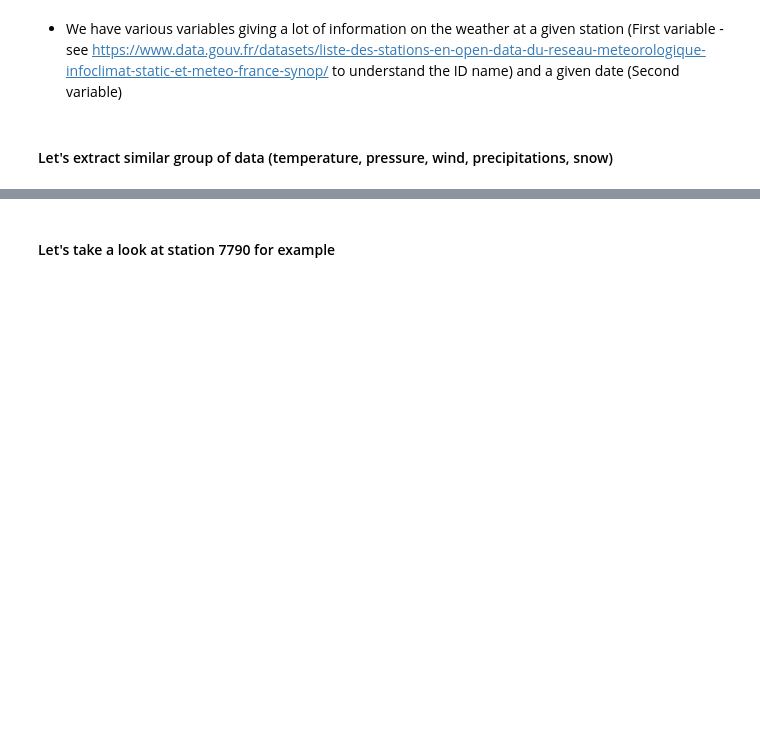
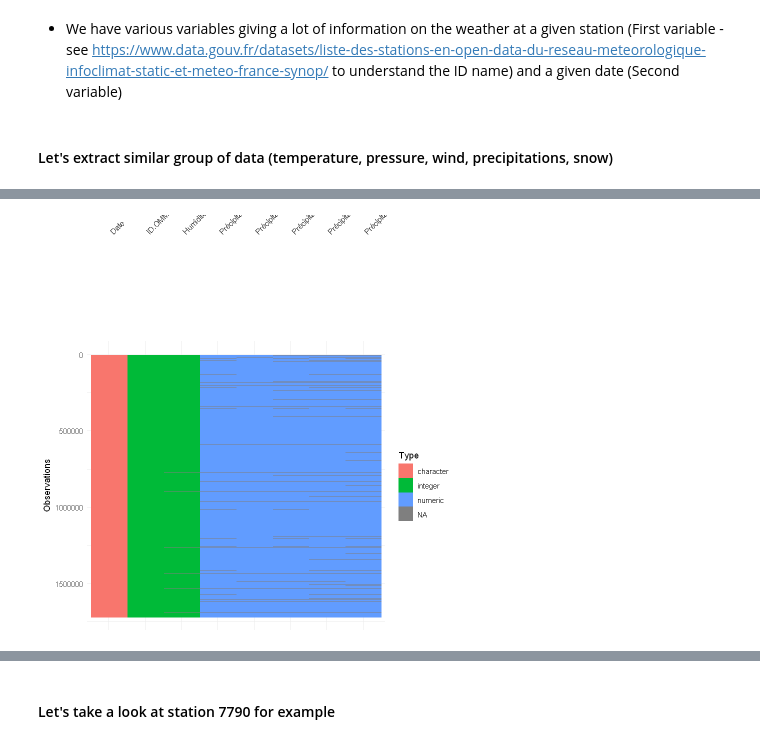
Before and after one commit to AugustinGrunewald/Statistics_Meteo, a Jupyter notebook: main.ipynb, the cells around one changed output, grey strips where cells are left out. Drawn from its saved outputs; the diff is of its cells as text; code cells hidden in the pictures; blank space fills up the shorter version.

```diff
--- a/main.ipynb
+++ b/main.ipynb
@@ -147,6 +161,13 @@ A data.frame: 6 × 8
 | 4 | 7240 | 2015-08-04T02:00:00+02:00 | 81 | -0.1 | -0.1 | -0.1 | ... |
 | 5 | 81415 | 2015-08-04T02:00:00+02:00 | 91 | 0.2 | 1.8 | 1.8 | ... |
 | 6 | 7110 | 2015-08-04T02:00:00+02:00 | 88 | 0.0 | 0.0 | 0.0 | ... |
+# %%
+# Chart to visualize missing precipitation data
+
+library(visdat)
+vis_dat(precipitation_data, warn_large_data = FALSE)
+# %% [output]
+[figure, added]
 # %%
 # Getting all the different stations
 stations <- unique(temperature_data$ID.OMM.station)
```
Also changed, not shown: parts of 13 cells of this notebook.
